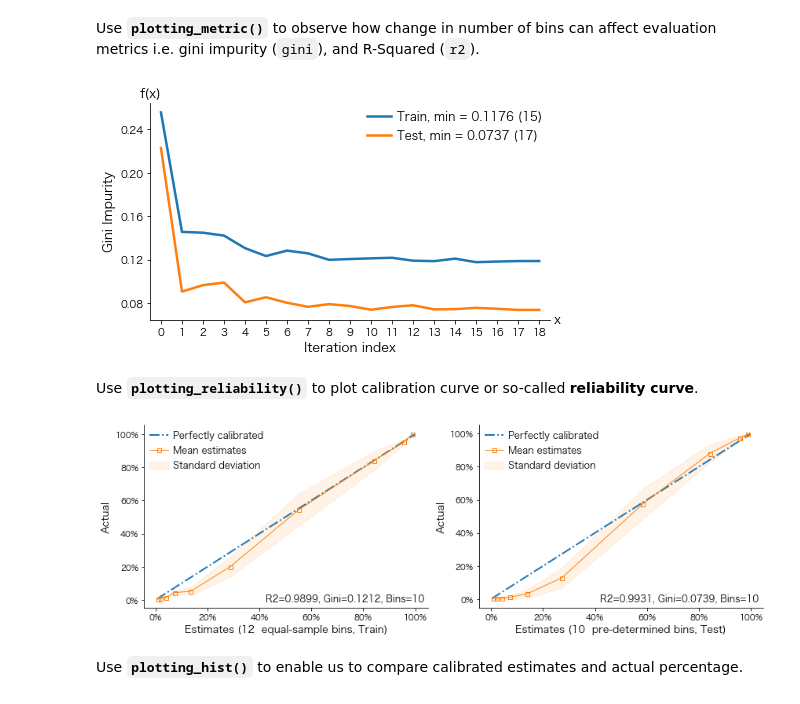
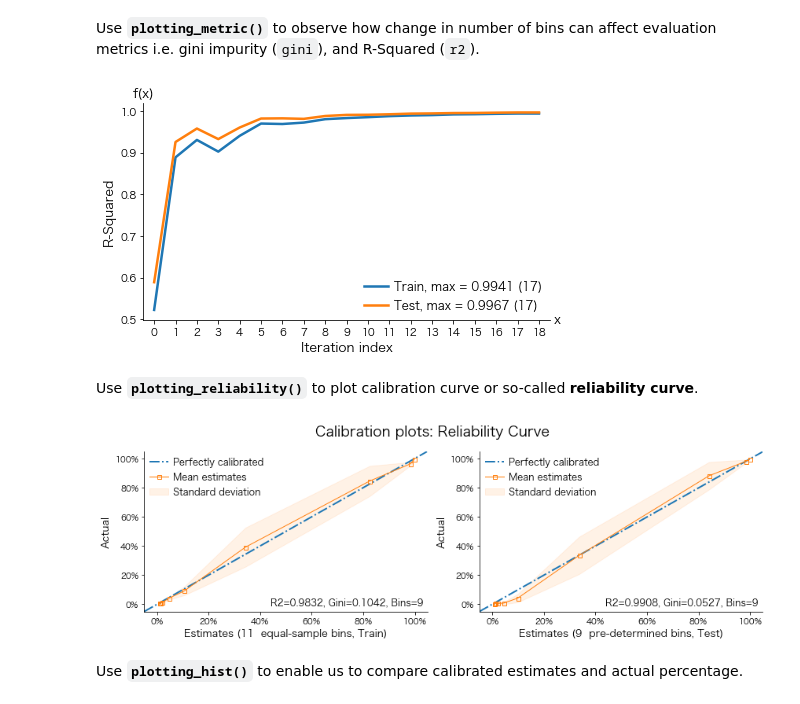
Before and after one commit to Nak007/Calibration, a Jupyter notebook: Calibration_colab.ipynb, the cells around one changed output. Drawn from its saved outputs; the diff is of its cells as text; code cells hidden in the pictures.

```diff
--- a/Calibration_colab.ipynb
+++ b/Calibration_colab.ipynb
@@ -56,8 +54,12 @@ tts_kwds = {"test_size"   : 0.3,
 X_train, X_test, y_train, y_test = tts(X, y, **tts_kwds)
 # %%
 clf = rf(**{"random_state": 0,
-            "n_estimators": 50,
+            "n_estimators": 200,
             "n_jobs"      : -1,
             "class_weight": "balanced",
-            "max_depth"   : 6,
+            "max_depth"   : 7,
             "max_features": "sqrt"})
+
+clf.fit(X_train, y_train)
+y_train_proba = clf.predict_proba(X_train)[:,1]
+y_test_proba  = clf.predict_proba(X_test )[:,1]
@@ -89,0 +72,9 @@ The index of class weights is 4.
+# %%
+estimator = LogisticRegression(max_iter=500, tol=1e-4)
+exponents = np.arange(3, 15, 0.1)
+loss = []
+for exp in exponents:
+    estimator.fit((exp**y_test_proba).reshape(-1,1), y_test)
+    y_pred = (exp**y_train_proba).reshape(-1,1)
+    loss  += [log_loss(y_train, estimator.predict_proba(y_pred)[:,1])]
+print("Exponent : {:,.2f}".format(exponents[np.argmin(loss)]))
@@ -95,23 +85,31 @@ calibrator = LogisticRegression(**kwds).fit(y_scores[0], y_test)
+# %%
+exponent = 4.5
+deciaml  = 4
+calib_train = np.round((exponent**y_test_proba) , deciaml).reshape(-1,1)
+calib_test  = np.round((exponent**y_train_proba), deciaml).reshape(-1,1)
+calibrator  = LogisticRegression(max_iter=500, tol=1e-4).fit(calib_train, y_test)
 # %% [markdown]
 Use **`CalibatorEvaluation`** to evaluate the calibrated probabilities.
 # %%
-train  = (y_test , calibrator.predict_proba(y_scores[0])[:,1])
-test   = (y_train, calibrator.predict_proba(y_scores[1])[:,1])
+train  = (y_test , calibrator.predict_proba(calib_train)[:,1])
+test   = (y_train, calibrator.predict_proba(calib_test )[:,1])
 calibr = CalibatorEvaluation(equal_width=False, bins=range(2,21)).fit(train, test)
 # %% [markdown]
 Use **`plotting_metric()`** to observe how change in number of bins can affect evaluation metrics i.e. gini impurity (`gini`), and R-Squared (`r2`).
 # %%
-ax = calibr.plotting_metric("gini")
+ax = calibr.plotting_metric("r2")
 # %% [output]
-[figure, old version]
+[figure, new version]
 # %% [markdown]
 Use **`plotting_reliability()`** to plot calibration curve or so-called **reliability curve**.
 # %%
-n_iter = 10
-axes = plt.subplots(1,2,figsize=(12,4))[1]
-ax = calibr.plotting_reliability(n_iter, use_train=True , ax=axes[0])
-ax = calibr.plotting_reliability(n_iter, use_train=False, ax=axes[1])
+n_iter = 9
+axes = plt.subplots(1,2,figsize=(12, 4))[1]
+ax = calibr.plotting_reliability(n_iter, use_train=True , ax=axes[0], tight_layout=False)
+ax = calibr.plotting_reliability(n_iter, use_train=False, ax=axes[1], tight_layout=False)
+plt.gcf().suptitle('Calibration plots: Reliability Curve', fontsize=18)
+plt.tight_layout()
 # %% [output]
-[figure, old version]
+[figure, new version]
 # %% [markdown]
 Use **`plotting_hist()`** to enable us to compare calibrated estimates and actual percentage.
```
Also changed, not shown: parts of 18 cells of this notebook, 1 other file.
